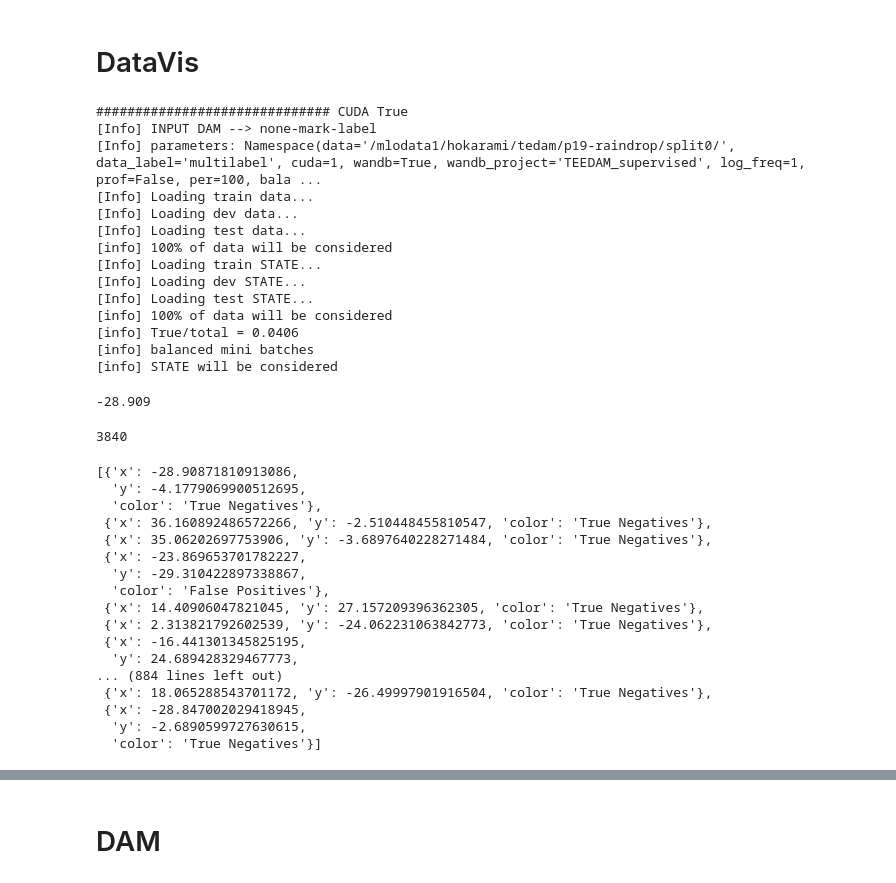
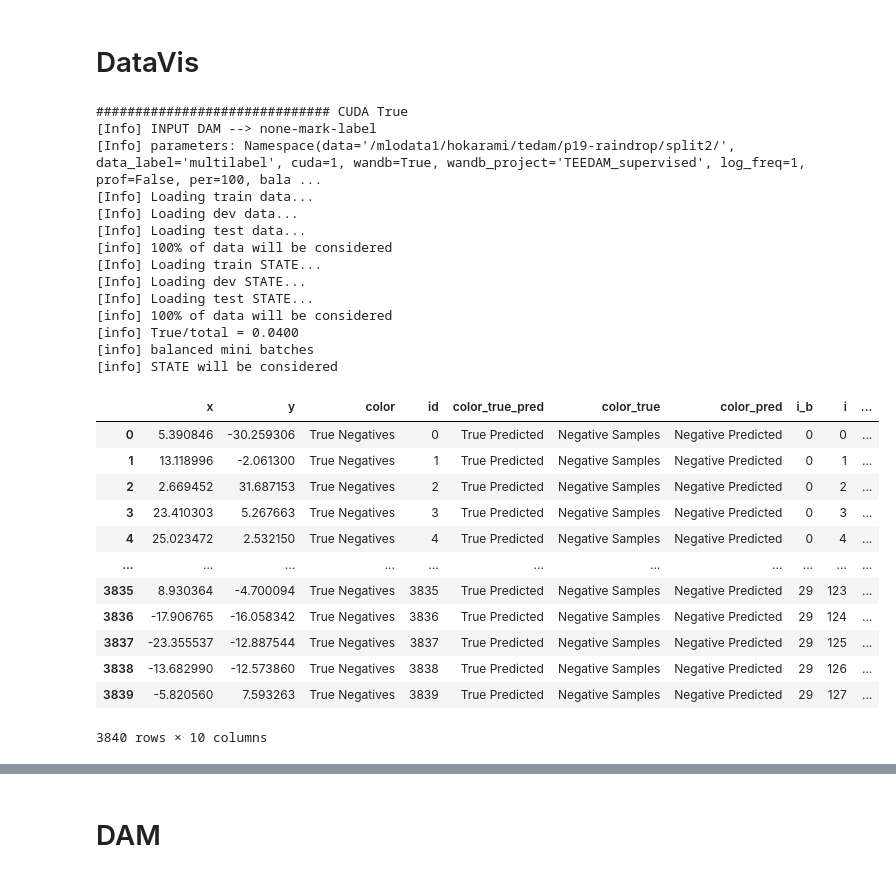
Before and after one commit to hojjatkarami/tedam2, a Jupyter notebook: vis_attn.ipynb, the cells around one changed output, grey strips where cells are left out. Saved outputs shown, nothing was run; the diff lists cells and outputs as text; code cells hidden in the pictures.

```diff
--- a/vis_attn.ipynb
+++ b/vis_attn.ipynb
@@ -2196,7 +2182,7 @@ fig_agg_mat, fig_freqs, fig_patterns = plot_heatmap_att_agg(df1,out1,point_ids,e
 # %% [markdown]
 # DataVis
 # %%
-run_path="hokarami/TEEDAM_supervised/buhg78q3" # https://wandb.ai/hokarami/TEEDAM_supervised/runs/buhg78q3/files?workspace=user-g-hojatkarami
+run_path="hokarami/TEEDAM_supervised/gonf2p65" # https://wandb.ai/hokarami/TEEDAM_supervised/runs/gonf2p65/overview?workspace=user-g-hojatkarami
 # run_path = "hokarami/TEEDAM_unsupervised/00gzdjvg" # https://wandb.ai/hokarami/TEEDAM_unsupervised/runs/7732nkn7/overview?workspace=user-g-hojatkarami
 
 model1, opt1, run1 = read_from_wandb(run_path,consider_sample_labels=True)
@@ -2210,7 +2196,7 @@ fig_tsne1 = plot_tsne(df1,title=run1.name)
 # %% [output]
 ############################## CUDA True
 [Info] INPUT DAM --> none-mark-label
-[Info] parameters: Namespace(data='/mlodata1/hokarami/tedam/p19-raindrop/split0/', data_label='multilabel', cuda=1, wandb=True, wandb_project='TEEDAM_supervised', log_freq=1, prof=False, per=100, bala ...
+[Info] parameters: Namespace(data='/mlodata1/hokarami/tedam/p19-raindrop/split2/', data_label='multilabel', cuda=1, wandb=True, wandb_project='TEEDAM_supervised', log_freq=1, prof=False, per=100, bala ...
 [Info] Loading train data...
 [Info] Loading dev data...
 [Info] Loading test data...
@@ -2219,32 +2205,22 @@ fig_tsne1 = plot_tsne(df1,title=run1.name)
 [Info] Loading dev STATE...
 [Info] Loading test STATE...
 [info] 100% of data will be considered
-[info] True/total = 0.0406
+[info] True/total = 0.0400
 [info] balanced mini batches
 [info] STATE will be considered
-# %%
-round(list2save[0]['x'],3)
-# %% [output]
--28.909
-# %%
-len(list2save)
-df1.iloc[:500][['x','y','color']].to_dict('records')
-# %% [output]
-3840
-[{'x': -28.90871810913086,
-  'y': -4.1779069900512695,
-  'color': 'True Negatives'},
- {'x': 36.160892486572266, 'y': -2.510448455810547, 'color': 'True Negatives'},
- {'x': 35.06202697753906, 'y': -3.6897640228271484, 'color': 'True Negatives'},
- {'x': -23.869653701782227,
-  'y': -29.310422897338867,
-  'color': 'False Positives'},
- {'x': 14.40906047821045, 'y': 27.157209396362305, 'color': 'True Negatives'},
- {'x': 2.313821792602539, 'y': -24.062231063842773, 'color': 'True Negatives'},
- {'x': -16.441301345825195,
-  'y': 24.689428329467773,
-... (884 lines left out)
- {'x': 18.065288543701172, 'y': -26.49997901916504, 'color': 'True Negatives'},
- {'x': -28.847002029418945,
-  'y': -2.6890599727630615,
-  'color': 'True Negatives'}]
+# %%
+df1
+# %% [output]
+|  | x | y | color | id | color_true_pred | color_true | color_pred | i_b | i | ... |
+| 0 | 5.390846 | -30.259306 | True Negatives | 0 | True Predicted | Negative Samples | Negative Predicted | 0 | 0 | ... |
+| 1 | 13.118996 | -2.061300 | True Negatives | 1 | True Predicted | Negative Samples | Negative Predicted | 0 | 1 | ... |
+| 2 | 2.669452 | 31.687153 | True Negatives | 2 | True Predicted | Negative Samples | Negative Predicted | 0 | 2 | ... |
+| 3 | 23.410303 | 5.267663 | True Negatives | 3 | True Predicted | Negative Samples | Negative Predicted | 0 | 3 | ... |
+| 4 | 25.023472 | 2.532150 | True Negatives | 4 | True Predicted | Negative Samples | Negative Predicted | 0 | 4 | ... |
+| ... | ... | ... | ... | ... | ... | ... | ... | ... | ... | ... |
+| 3835 | 8.930364 | -4.700094 | True Negatives | 3835 | True Predicted | Negative Samples | Negative Predicted | 29 | 123 | ... |
+| 3836 | -17.906765 | -16.058342 | True Negatives | 3836 | True Predicted | Negative Samples | Negative Predicted | 29 | 124 | ... |
+| 3837 | -23.355537 | -12.887544 | True Negatives | 3837 | True Predicted | Negative Samples | Negative Predicted | 29 | 125 | ... |
+| 3838 | -13.682990 | -12.573860 | True Negatives | 3838 | True Predicted | Negative Samples | Negative Predicted | 29 | 126 | ... |
+| 3839 | -5.820560 | 7.593263 | True Negatives | 3839 | True Predicted | Negative Samples | Negative Predicted | 29 | 127 | ... |
+3840 rows × 10 columns
```
Also changed, not shown: parts of 5 cells of this notebook, 3 other files.
